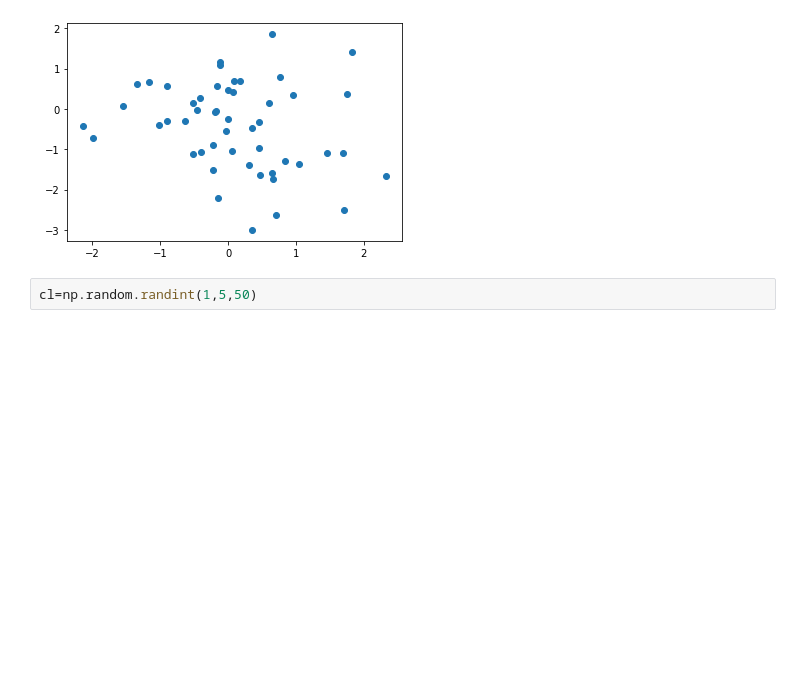
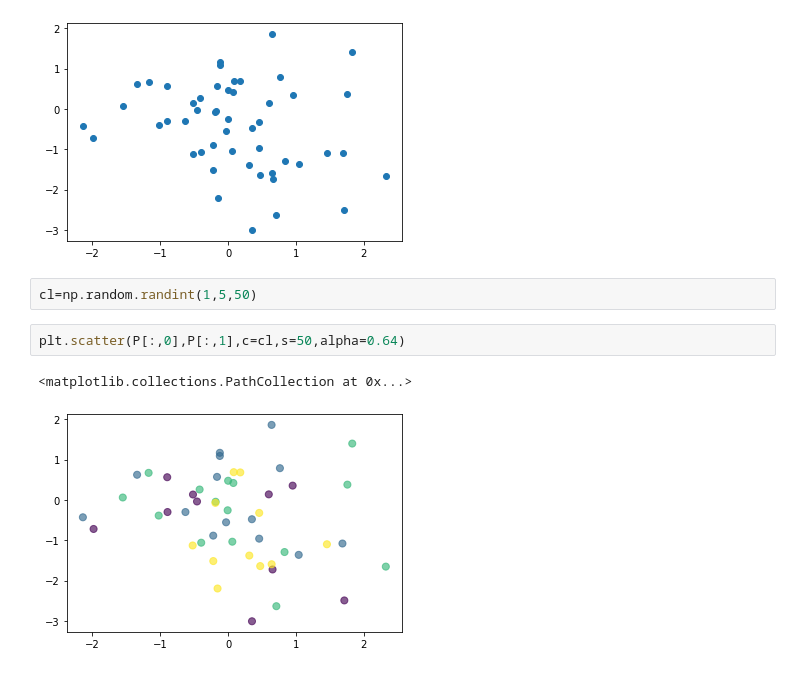
Before and after one commit to zalmancheng/MY-Python-Work, a Jupyter notebook: 數軟應用/上課內容/Python-7.ipynb, the cells around one changed output. Saved outputs shown, nothing was run; the diff lists cells and outputs as text; blank space fills up the shorter version.

```diff
--- a/數軟應用/上課內容/Python-7.ipynb
+++ b/數軟應用/上課內容/Python-7.ipynb
@@ -227,3 +227,8 @@ plt.scatter(P[:,0],P[:,1])
 [figure]
 # %%
 cl=np.random.randint(1,5,50)
+# %%
+plt.scatter(P[:,0],P[:,1],c=cl,s=50,alpha=0.64)
+# %% [output]
+<matplotlib.collections.PathCollection at 0x...>
+[figure, added]
```
